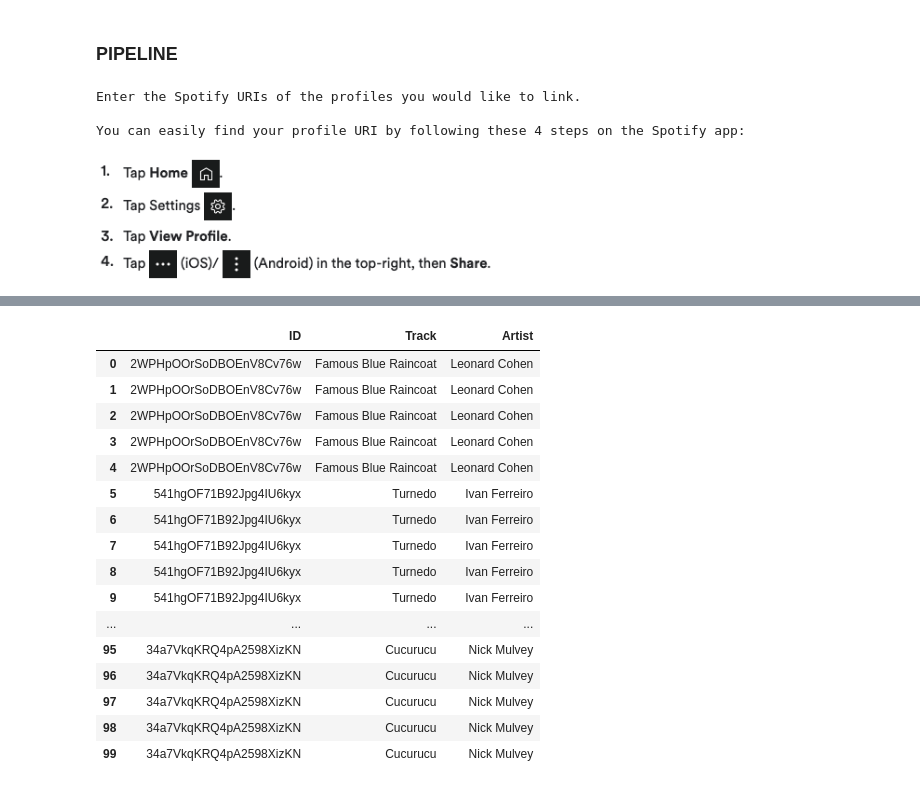
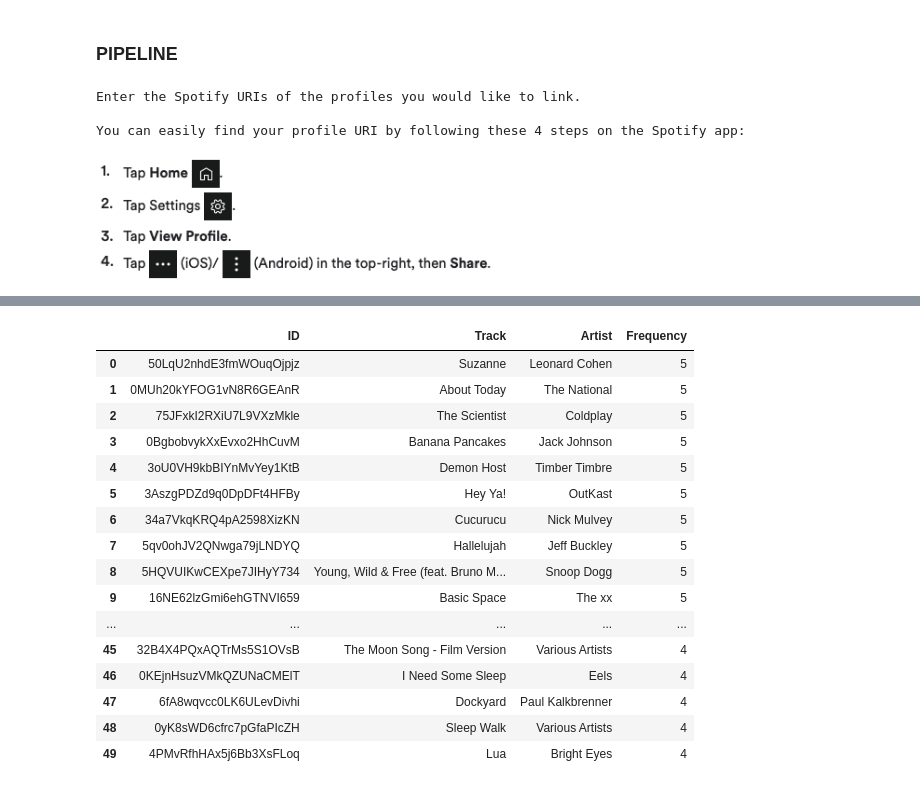
Before and after one commit to Juanjopf19/Ironhack-final-project--MMELT, a Jupyter notebook: sponnect_pipeline.ipynb, the cells around one changed output, grey strips where cells are left out. Saved outputs shown, nothing was run; the diff lists cells and outputs as text; code cells hidden in the pictures.

```diff
--- a/sponnect_pipeline.ipynb
+++ b/sponnect_pipeline.ipynb
@@ -115,7 +113,7 @@ def get_user_playlists(users):
             Again, separate by '//'
 
             """
-            .format(users.get(user), genres)).split("//")
+            .format(users.get(user), list(genres.keys()))).split("//")
 
 
     mygroup["new_playlist_name"] = input(
@@ -130,7 +128,7 @@ def get_user_playlists(users):
             )
 
 
-    return users_playlists_names_IDs, mygroup
+    return users_playlists_names_IDs, mygroup, users
 # %% [markdown]
 ### OBTAIN TRACKS INFO
 # %%
@@ -159,7 +166,9 @@ def get_tracks_info(users_playlists_names_IDs, mygroup):
 # %% [markdown]
 ### OBTAIN FINAL TRACKS
 # %%
-def get_final_tracks(users_playlists_tracks, mygroup, start_time):
+def get_final_tracks(users_playlists_tracks, mygroup, start_time, users):
+
+
 
     final_tracks = {}
 
@@ -169,7 +178,7 @@ def get_final_tracks(users_playlists_tracks, mygroup, start_time):
 
     for user in users_playlists_tracks:
 
-        print(user)
+        print("Obtaining final tracks from {}".format(users.get(user)))
 
         # Para cada usuario creo una lista de sus canciones con valores únicos.
         # Esto lo hago para evitar que un usuario con la misma canción en distintas
@@ -194,9 +203,10 @@ def get_final_tracks(users_playlists_tracks, mygroup, start_time):
                             artist_id = track["track"]["album"]["artists"][0]["external_urls"]["spotify"][32:]
                             artist_info = sp.artist(artist_id)
                             genre_in_artist = 0
-                            for genre in mygroup["users"][user]["genres"]:
-                                if genre in artist_info["genres"]:
-                                    genre_in_artist += 1
+                            for general_genre in mygroup["users"][user]["genres"]:
+                                for genre in genres[general_genre]:
+                                    if genre in artist_info["genres"]:
+                                        genre_in_artist += 1
                             if genre_in_artist > 0:
                                 user_track_names.append(track["track"]["name"])
                                 user_track_IDs.append(track["track"]["id"])
@@ -225,4 +235,6 @@ def get_final_tracks(users_playlists_tracks, mygroup, start_time):
         if track_ID not in final_track_IDs_unique:
             final_track_IDs_unique.append(track_ID)
 
+    print("READY!")
+
     return final_tracks, final_track_IDs_unique, final_track_IDs_pop, mygroup, start_time
@@ -233,15 +262,16 @@ def create_dataframe(final_tracks, final_track_IDs_unique, final_track_IDs_pop,
 
     tracks = []
     artists = []
+    frequency = []
 
-    for ID in final_track_IDs_pop:
-        if len(tracks) < 100:
+    for ID in final_track_IDs_unique[:50]:
             tracks.append(final_tracks.get(ID)[0])
             artists.append(final_tracks.get(ID)[1])
+            frequency.append(final_track_IDs_pop.count(ID))
 
-    final_tracks_df = pd.DataFrame(data = [final_track_IDs_pop[:100], tracks, artists],
-                                   columns = range(100),
-                                   index = ["ID", "Track", "Artist"]).T
+    final_tracks_df = pd.DataFrame(data = [final_track_IDs_unique[:50], tracks, artists, frequency],
+                                   columns = range(50),
+                                   index = ["ID", "Track", "Artist", "Frequency"]).T
 
     display(final_tracks_df)
 
@@ -260,7 +290,7 @@ def create_playlist(final_track_IDs_unique, mygroup, start_time):
     sp = spotipy.Spotify(auth = token)
     final_playlist = sp.user_playlist_create(host, mygroup["new_playlist_name"])
 
-    sp.user_playlist_add_tracks(host, final_playlist["uri"][17:], final_track_IDs_unique[:100])
+    sp.user_playlist_add_tracks(host, final_playlist["uri"][17:], final_track_IDs_unique[:50])
 
     final_playlist_url = final_playlist["external_urls"]["spotify"]
 
@@ -278,7 +308,7 @@ def create_playlist(final_track_IDs_unique, mygroup, start_time):
           )
 
     elapsed_time = time.time() - start_time
-    print(elapsed_time)
+    print("Elapsed time:", elapsed_time)
 # %% [markdown]
 ### PIPELINE
 # %%
@@ -286,11 +316,11 @@ if __name__ == '__main__':
 
     users = receive_users()
 
-    users_playlists_names_IDs, mygroup = get_user_playlists(users)
+    users_playlists_names_IDs, mygroup, users = get_user_playlists(users)
 
-    users_playlists_tracks, mygroup, start_time = get_tracks_info(users_playlists_names_IDs, mygroup)
+    users_playlists_tracks, mygroup, start_time, users = get_tracks_info(users_playlists_names_IDs, mygroup, users)
 
-    final_tracks, final_track_IDs_unique, final_track_IDs, mygroup, start_time = get_final_tracks(users_playlists_tracks, mygroup, start_time)
+    final_tracks, final_track_IDs_unique, final_track_IDs, mygroup, start_time = get_final_tracks(users_playlists_tracks, mygroup, start_time, users)
 
     final_track_IDs_unique, mygroup, start_time = create_dataframe(
         final_tracks, final_track_IDs_unique, final_track_IDs, mygroup, start_time)
@@ -321,20 +351,20 @@ ycz169eekj80gcmz8jrifxit1
-|  | ID | Track | Artist |
-| 0 | 2WPHpOOrSoDBOEnV8Cv76w | Famous Blue Raincoat | Leonard Cohen |
-| 1 | 2WPHpOOrSoDBOEnV8Cv76w | Famous Blue Raincoat | Leonard Cohen |
-| 2 | 2WPHpOOrSoDBOEnV8Cv76w | Famous Blue Raincoat | Leonard Cohen |
-| 3 | 2WPHpOOrSoDBOEnV8Cv76w | Famous Blue Raincoat | Leonard Cohen |
-| 4 | 2WPHpOOrSoDBOEnV8Cv76w | Famous Blue Raincoat | Leonard Cohen |
-| 5 | 541hgOF71B92Jpg4IU6kyx | Turnedo | Ivan Ferreiro |
-| 6 | 541hgOF71B92Jpg4IU6kyx | Turnedo | Ivan Ferreiro |
-| 7 | 541hgOF71B92Jpg4IU6kyx | Turnedo | Ivan Ferreiro |
-| 8 | 541hgOF71B92Jpg4IU6kyx | Turnedo | Ivan Ferreiro |
-| 9 | 541hgOF71B92Jpg4IU6kyx | Turnedo | Ivan Ferreiro |
-| ... | ... | ... | ... |
-| 95 | 34a7VkqKRQ4pA2598XizKN | Cucurucu | Nick Mulvey |
-| 96 | 34a7VkqKRQ4pA2598XizKN | Cucurucu | Nick Mulvey |
-| 97 | 34a7VkqKRQ4pA2598XizKN | Cucurucu | Nick Mulvey |
-| 98 | 34a7VkqKRQ4pA2598XizKN | Cucurucu | Nick Mulvey |
-| 99 | 34a7VkqKRQ4pA2598XizKN | Cucurucu | Nick Mulvey |
+|  | ID | Track | Artist | Frequency |
+| 0 | 50LqU2nhdE3fmWOuqOjpjz | Suzanne | Leonard Cohen | 5 |
+| 1 | 0MUh20kYFOG1vN8R6GEAnR | About Today | The National | 5 |
+| 2 | 75JFxkI2RXiU7L9VXzMkle | The Scientist | Coldplay | 5 |
+| 3 | 0BgbobvykXxEvxo2HhCuvM | Banana Pancakes | Jack Johnson | 5 |
+| 4 | 3oU0VH9kbBIYnMvYey1KtB | Demon Host | Timber Timbre | 5 |
+| 5 | 3AszgPDZd9q0DpDFt4HFBy | Hey Ya! | OutKast | 5 |
+| 6 | 34a7VkqKRQ4pA2598XizKN | Cucurucu | Nick Mulvey | 5 |
+| 7 | 5qv0ohJV2QNwga79jLNDYQ | Hallelujah | Jeff Buckley | 5 |
+| 8 | 5HQVUIKwCEXpe7JIHyY734 | Young, Wild & Free (feat. Bruno M... | Snoop Dogg | 5 |
+| 9 | 16NE62lzGmi6ehGTNVI659 | Basic Space | The xx | 5 |
+| ... | ... | ... | ... | ... |
+| 45 | 32B4X4PQxAQTrMs5S1OVsB | The Moon Song - Film Version | Various Artists | 4 |
+| 46 | 0KEjnHsuzVMkQZUNaCMElT | I Need Some Sleep | Eels | 4 |
+| 47 | 6fA8wqvcc0LK6ULevDivhi | Dockyard | Paul Kalkbrenner | 4 |
+| 48 | 0yK8sWD6cfrc7pGfaPIcZH | Sleep Walk | Various Artists | 4 |
+| 49 | 4PMvRfhHAx5j6Bb3XsFLoq | Lua | Bright Eyes | 4 |
           ·················································
           ·················································
           ·················································
```
Also changed, not shown: parts of 4 cells of this notebook.
